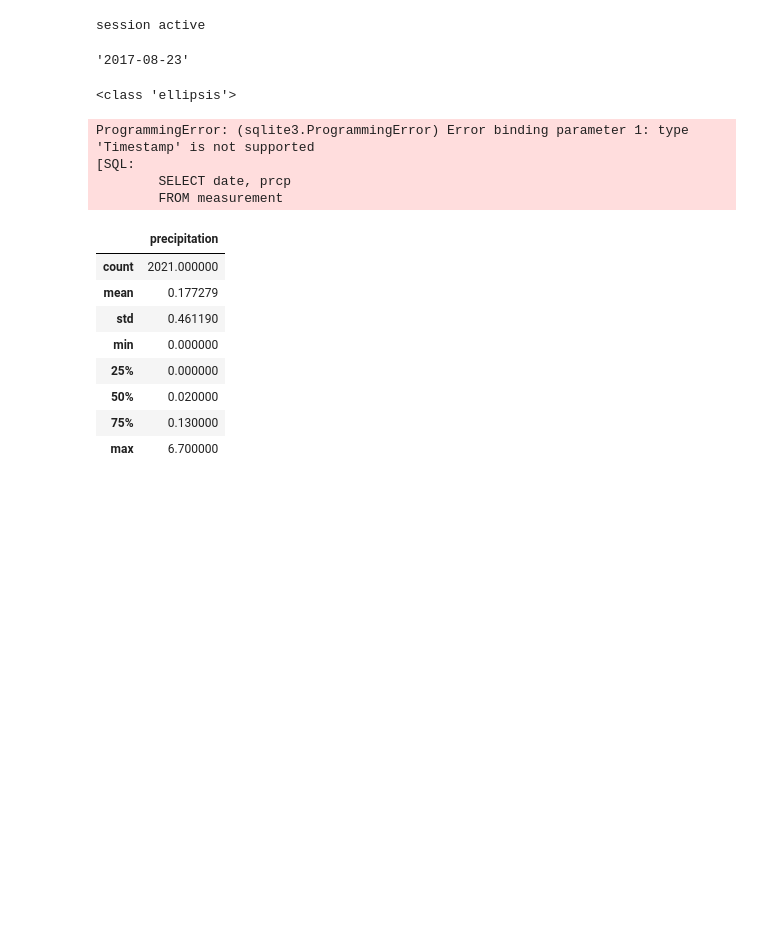
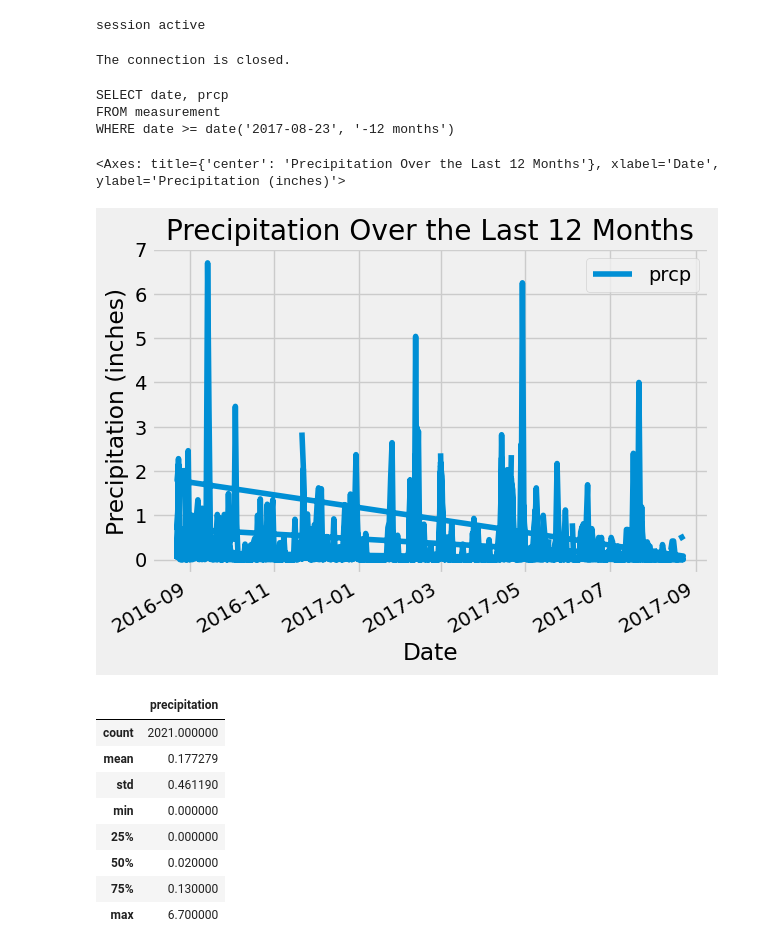
Before and after one commit to SoonerLisa/sqlalchemy-challenge, a Jupyter notebook: SurfsUp/climate_starter_LM_Copy.ipynb, the cells around one changed output. Cells and saved outputs as stored; diff of their text form; code cells hidden in the pictures; blank space fills up the shorter version.

```diff
--- a/SurfsUp/climate_starter_LM_Copy.ipynb
+++ b/SurfsUp/climate_starter_LM_Copy.ipynb
@@ -71,66 +109,43 @@ else:
     print("session closed")
 # %% [output]
 session active
-# %%
-# Find the most recent date in the data set.
-with engine.connect() as connection:
-    # Execute the query to find the most recent date
-    result = connection.execute(text("SELECT max(date) FROM measurement"))
-
-    # Fetch the result
-    most_recent_date = result.fetchone()[0]  # Get the first column of the first row
-
-# Print the most recent date
-most_recent_date
-# %% [output]
-'2017-08-23'
-# %%
-most_recent_date = datetime
-most_recent_date = ...  # your object here
-print(type(most_recent_date))
-# %% [output]
-<class 'ellipsis'>
+# %%
+if connection.closed:
+    print("The connection is closed.")
+else:
+    print("The connection is open.")
+# %% [output]
+The connection is closed.
 # %%
 # Design a query to retrieve the last 12 months of precipitation data and plot the results.
 # Starting from the most recent data point in the database.
-from sqlalchemy import create_engine, text
-from datetime import datetime, timedelta
-import matplotlib.pyplot as plt
+#retrieve the last 12 mos, xpert
 
-connection = engine.connect()  # This opens a new connection
-
-most_recent_date = pd.to_datetime(most_recent_date)  # Convert to datetime
 
 # Calculate the date one year from the last date in data set.
-one_year_ago = most_recent_date - pd.DateOffset(months=12)
-
+last_12_months_query = f"""
+SELECT date, prcp
+FROM measurement
+WHERE date >= date('{most_recent_date}', '-12 months')
+"""
+print(last_12_months_query)
 # Perform a query to retrieve the data and precipitation scores
-query = text("""
-        SELECT date, prcp
-        FROM measurement
-        WHERE date >= :start_date AND date <= :end_date
-    """)
-result = connection.execute(query, {'start_date': one_year_ago, 'end_date': most_recent_date})
-
+precipitation_data = pd.read_sql(last_12_months_query, engine)
+precipitation_data
 # Save the query results as a Pandas DataFrame. Explicitly set the column names
-one_year_ago_prcp_df = pd.DataFrame(result.fetchall(), columns=result.keys())
+precipitation_data_df = pd.DataFrame(precipitation_data)
 
 # Sort the dataframe by date
-one_year_ago_prcp_df['date'] = pd.to_datetime(df['date'])
-one_year_ago_prcp_df_sorted = one_year_ago_prcp_df.sort_values(by='date')
-
+precipitation_data['date'] = pd.to_datetime(precipitation_data['date'])
+precipitation_data_df.sort_values('date', inplace=True)
 
 # Use Pandas Plotting with Matplotlib to plot the data
-plt.figure(figsize=(10, 5))
-plt.plot(df['date'], df['prcp'], marker='o')
-plt.title('Precipitation Over the Last 12 Months')
-plt.xlabel('Date')
-plt.ylabel('Precipitation (inches)')
-plt.xticks(rotation=45)
-plt.tight_layout()
-plt.show()
+precipitation_data.plot(x='date', y='prcp', title='Precipitation Over the Last 12 Months', xlabel='Date', ylabel='Precipitation (inches)')
+#from xpertMake sure to replace 'sqlite:///your_database.db' with the actual connection string for your database.
+#from xpertThis code assumes you have a table named precipitation_data with columns date and prcp.
 # %% [output]
-ProgrammingError: (sqlite3.ProgrammingError) Error binding parameter 1: type 'Timestamp' is not supported
-[SQL:
-        SELECT date, prcp
-        FROM measurement
+SELECT date, prcp
+FROM measurement
+WHERE date >= date('2017-08-23', '-12 months')
+<Axes: title={'center': 'Precipitation Over the Last 12 Months'}, xlabel='Date', ylabel='Precipitation (inches)'>
+[figure, added]
```
Also changed, not shown: parts of 8 cells of this notebook, 3 other files.
